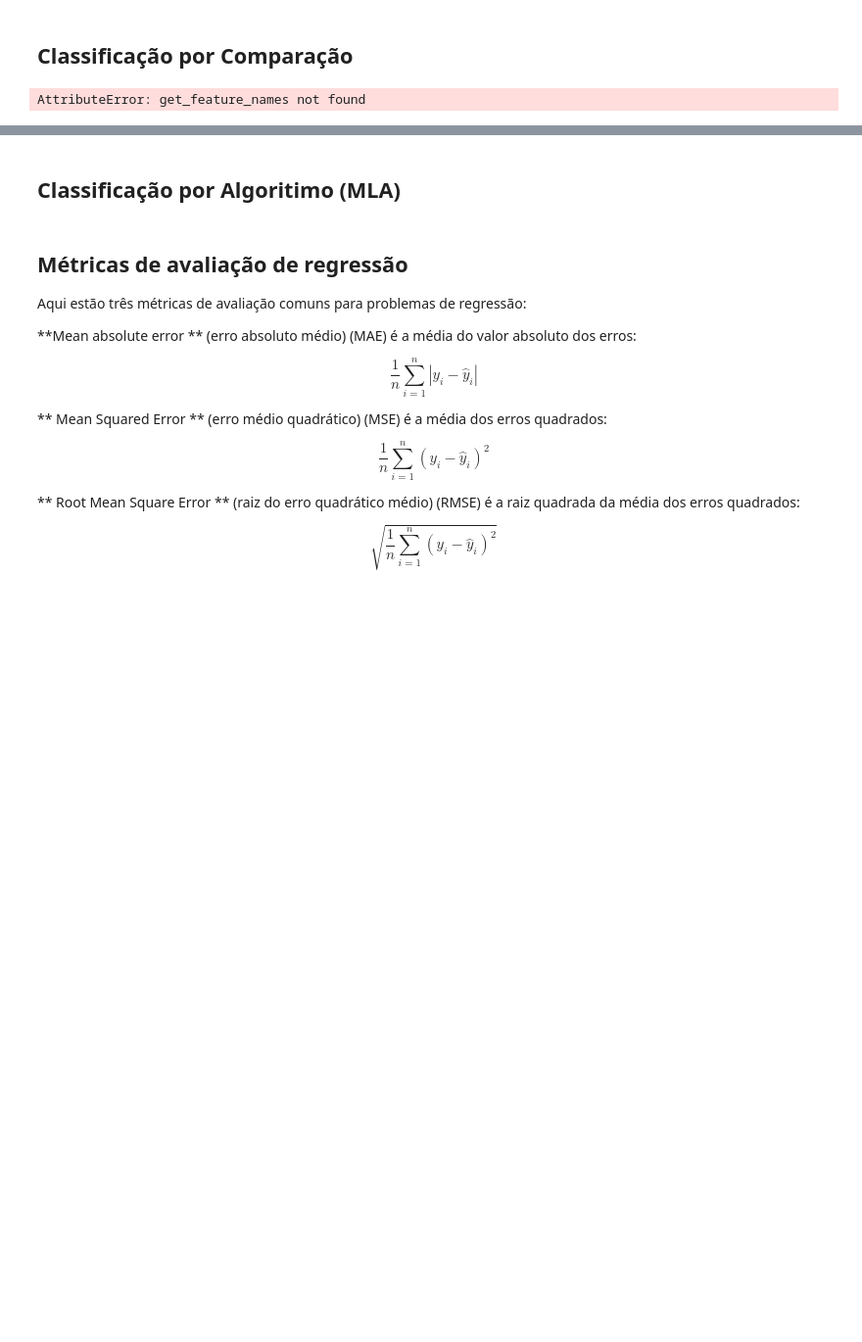
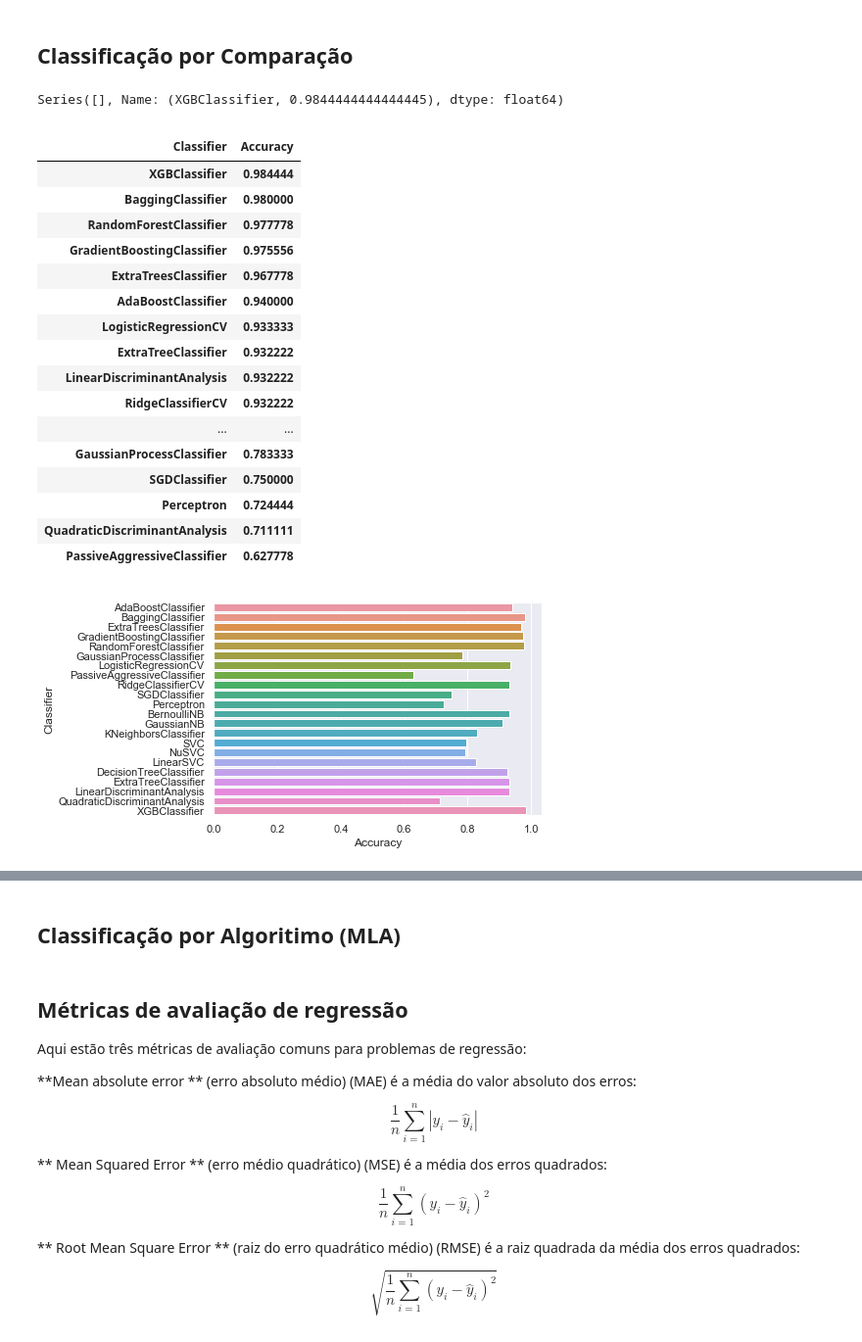
Before and after one commit to rgaliardi/Data-Science, a Jupyter notebook: MaratonaDSB/Titanic/Kaggle-Titanic.ipynb, the cells around one changed output, grey strips where cells are left out. Shown: that part at 98% size. Saved outputs shown, nothing was run; the diff lists cells and outputs as text; code cells hidden in the pictures; blank space fills up the shorter version.

```diff
--- a/MaratonaDSB/Titanic/Kaggle-Titanic.ipynb
+++ b/MaratonaDSB/Titanic/Kaggle-Titanic.ipynb
@@ -431,11 +309,31 @@ def Classifier(splits, target, features):
 # %%
 # Classifier(splits, target, features)
+
 #classifiers = fnc.Classifier(12, y_train, X_train)
-classifiers = Classifier(12, y_train, X_train)
+classifiers = fnc.Classifier(12, y_train, X_train)
 print(classifiers.iloc[0])
 classifiers
 # %% [output]
-AttributeError: get_feature_names not found
+Series([], Name: (XGBClassifier, 0.9844444444444445), dtype: float64)
+|  |  |
+| Classifier | Accuracy |
+| XGBClassifier | 0.984444 |
+| BaggingClassifier | 0.980000 |
+| RandomForestClassifier | 0.977778 |
+| GradientBoostingClassifier | 0.975556 |
+| ExtraTreesClassifier | 0.967778 |
+| AdaBoostClassifier | 0.940000 |
+| LogisticRegressionCV | 0.933333 |
+| ExtraTreeClassifier | 0.932222 |
+| LinearDiscriminantAnalysis | 0.932222 |
+| RidgeClassifierCV | 0.932222 |
+| ... | ... |
+| GaussianProcessClassifier | 0.783333 |
+| SGDClassifier | 0.750000 |
+| Perceptron | 0.724444 |
+| QuadraticDiscriminantAnalysis | 0.711111 |
+| PassiveAggressiveClassifier | 0.627778 |
+[figure, added]
 # %%
 classifier = fnc.Prediction(XGBClassifier(), y_train, X_train, X_test)
 
```
Also changed, not shown: parts of 8 cells of this notebook, 1 other file.
